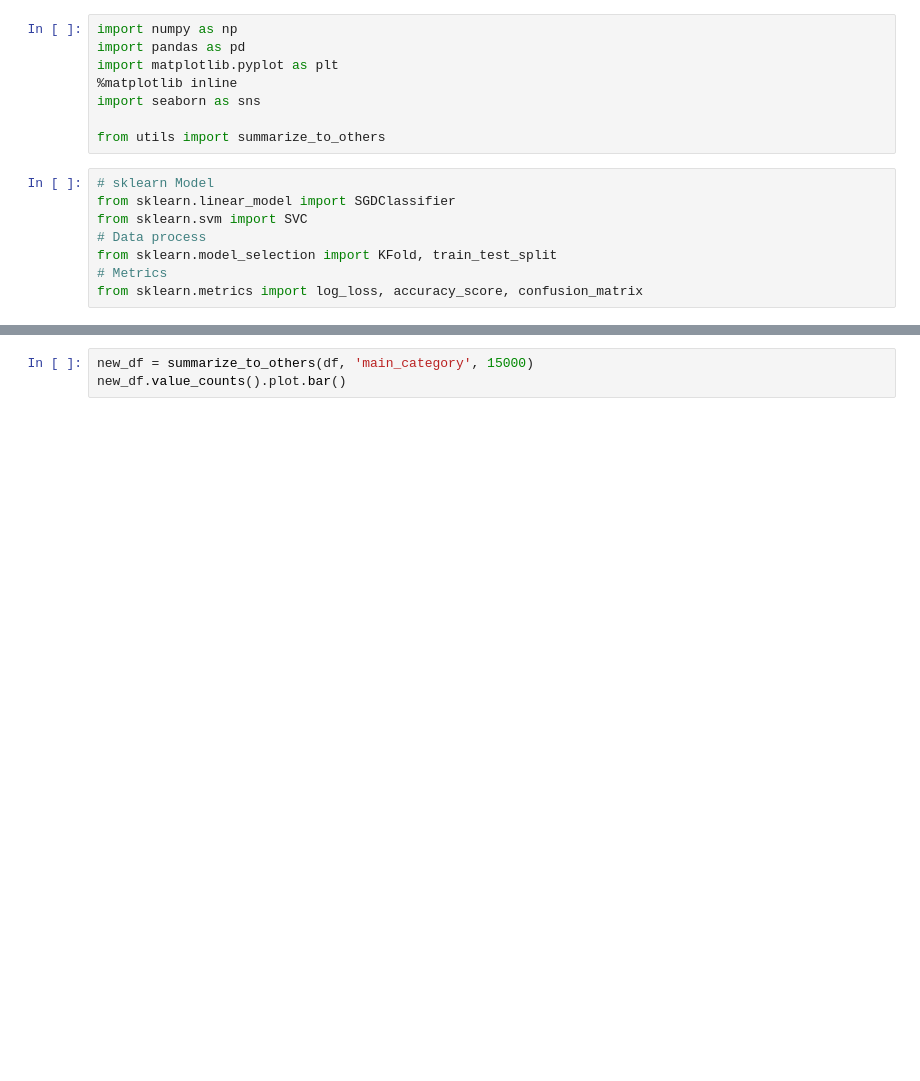
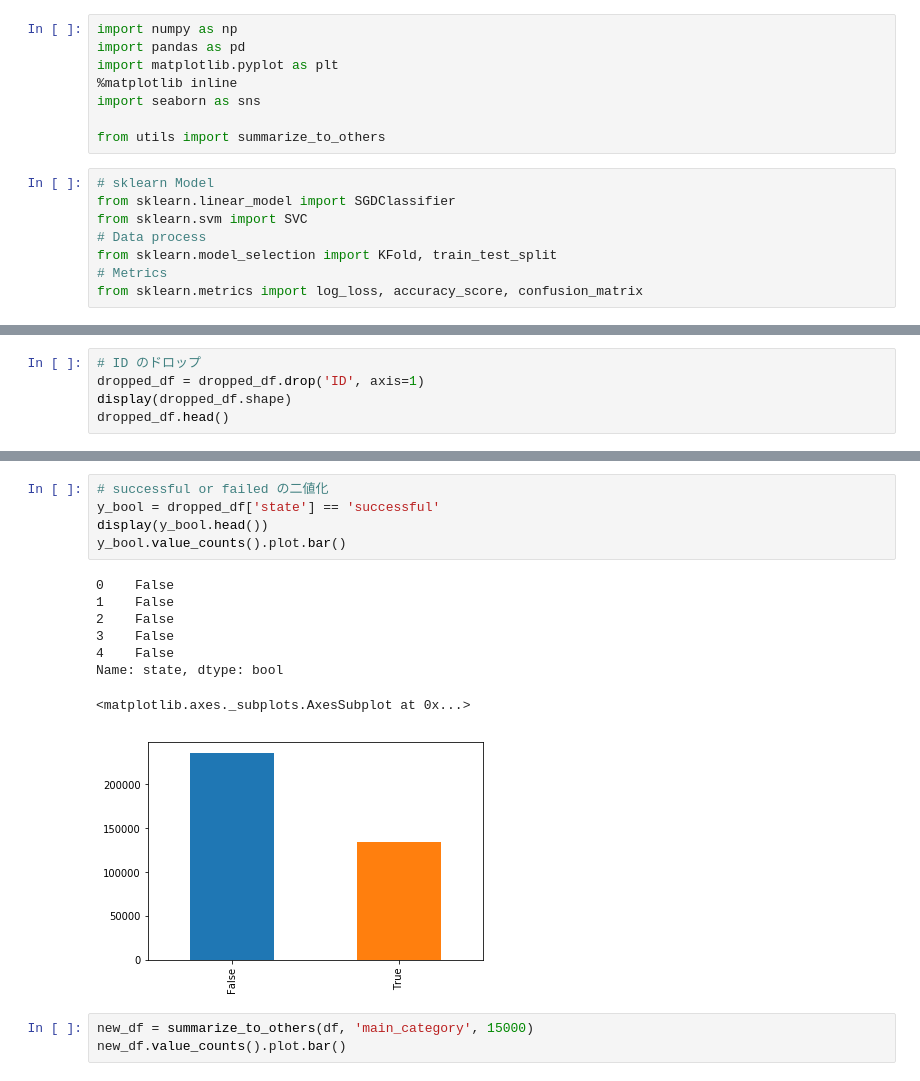
Before and after one commit to dychi/skillup-ai, a Jupyter notebook: kickstarter/Day3_work_山岡大地.ipynb, the cells around one changed output, grey strips where cells are left out. Cells and saved outputs as stored; diff of their text form; blank space fills up the shorter version.

```diff
--- a/kickstarter/Day3_work_山岡大地.ipynb
+++ b/kickstarter/Day3_work_山岡大地.ipynb
@@ -40,0 +62,5 @@ df.head()
+# %%
+# ID のドロップ
+dropped_df = dropped_df.drop('ID', axis=1)
+display(dropped_df.shape)
+dropped_df.head()
@@ -41,3 +74,17 @@ df.head()
+# %%
+# successful or failed の二値化
+y_bool = dropped_df['state'] == 'successful'
+display(y_bool.head())
+y_bool.value_counts().plot.bar()
+# %% [output]
+0    False
+1    False
+2    False
+3    False
+4    False
+Name: state, dtype: bool
+<matplotlib.axes._subplots.AxesSubplot at 0x...>
+[figure, added]
 # %%
 new_df = summarize_to_others(df, 'main_category', 15000)
 new_df.value_counts().plot.bar()
```
Also changed, not shown: parts of 9 cells of this notebook, 3 other files.
